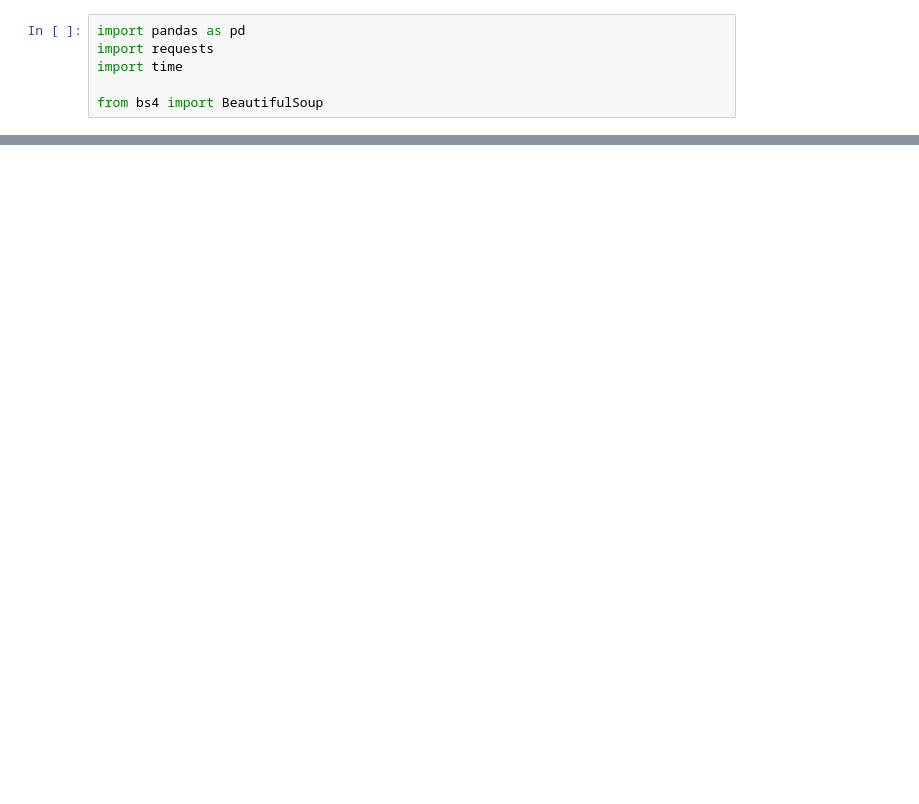
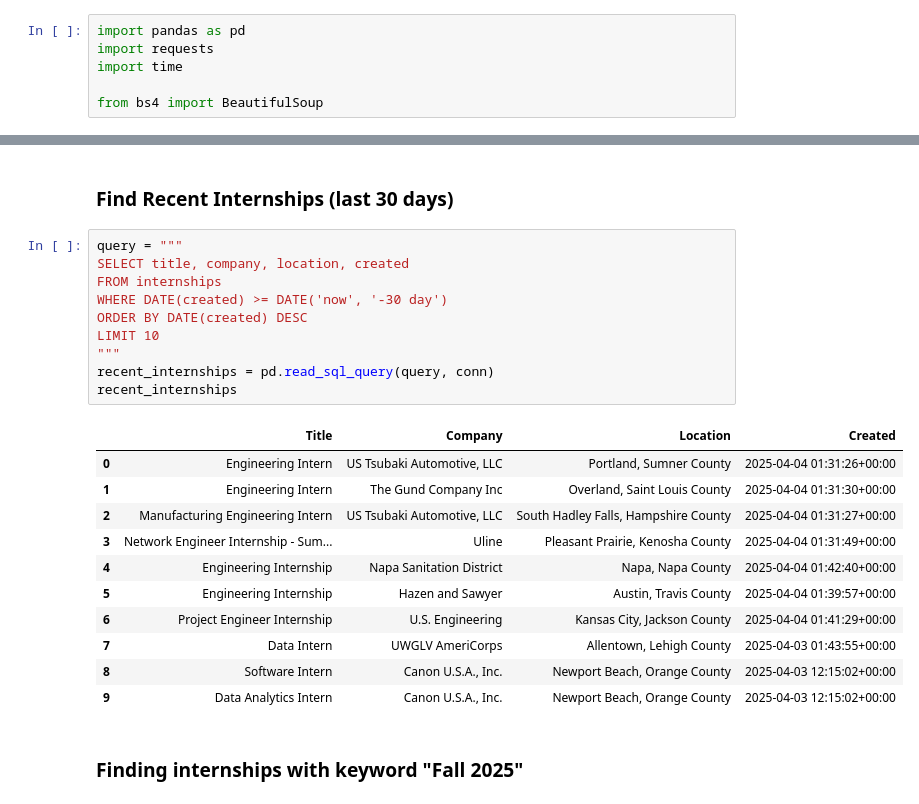
Before and after one commit to imemilyhuang/cse314a-final-project, a Jupyter notebook: ScrapeJobs.ipynb, the cells around one changed output, grey strips where cells are left out. Saved outputs shown, nothing was run; the diff lists cells and outputs as text; blank space fills up the shorter version.

```diff
--- a/ScrapeJobs.ipynb
+++ b/ScrapeJobs.ipynb
@@ -92,0 +127,26 @@ else:
+# %% [markdown]
+### Find Recent Internships (last 30 days)
+# %%
+query = """
+SELECT title, company, location, created
+FROM internships
+WHERE DATE(created) >= DATE('now', '-30 day')
+ORDER BY DATE(created) DESC
+LIMIT 10
+"""
+recent_internships = pd.read_sql_query(query, conn)
+recent_internships
+# %% [output]
+|  | Title | Company | Location | Created |
+| 0 | Engineering Intern | US Tsubaki Automotive, LLC | Portland, Sumner County | 2025-04-04 01:31:26+00:00 |
+| 1 | Engineering Intern | The Gund Company Inc | Overland, Saint Louis County | 2025-04-04 01:31:30+00:00 |
+| 2 | Manufacturing Engineering Intern | US Tsubaki Automotive, LLC | South Hadley Falls, Hampshire County | 2025-04-04 01:31:27+00:00 |
+| 3 | Network Engineer Internship - Sum... | Uline | Pleasant Prairie, Kenosha County | 2025-04-04 01:31:49+00:00 |
+| 4 | Engineering Internship | Napa Sanitation District | Napa, Napa County | 2025-04-04 01:42:40+00:00 |
+| 5 | Engineering Internship | Hazen and Sawyer | Austin, Travis County | 2025-04-04 01:39:57+00:00 |
+| 6 | Project Engineer Internship | U.S. Engineering | Kansas City, Jackson County | 2025-04-04 01:41:29+00:00 |
+| 7 | Data Intern | UWGLV AmeriCorps | Allentown, Lehigh County | 2025-04-03 01:43:55+00:00 |
+| 8 | Software Intern | Canon U.S.A., Inc. | Newport Beach, Orange County | 2025-04-03 12:15:02+00:00 |
+| 9 | Data Analytics Intern | Canon U.S.A., Inc. | Newport Beach, Orange County | 2025-04-03 12:15:02+00:00 |
+# %% [markdown]
+### Finding internships with keyword "Fall 2025"
```
Also changed, not shown: parts of 18 cells of this notebook, 3 other files.
